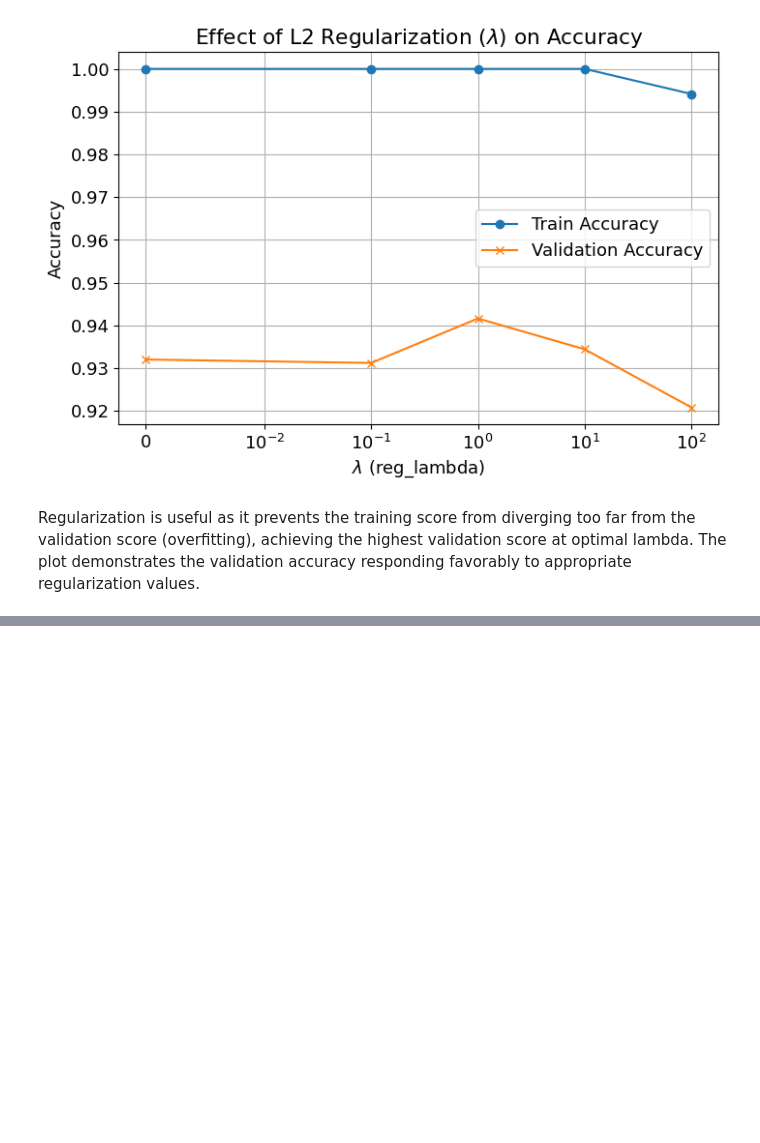
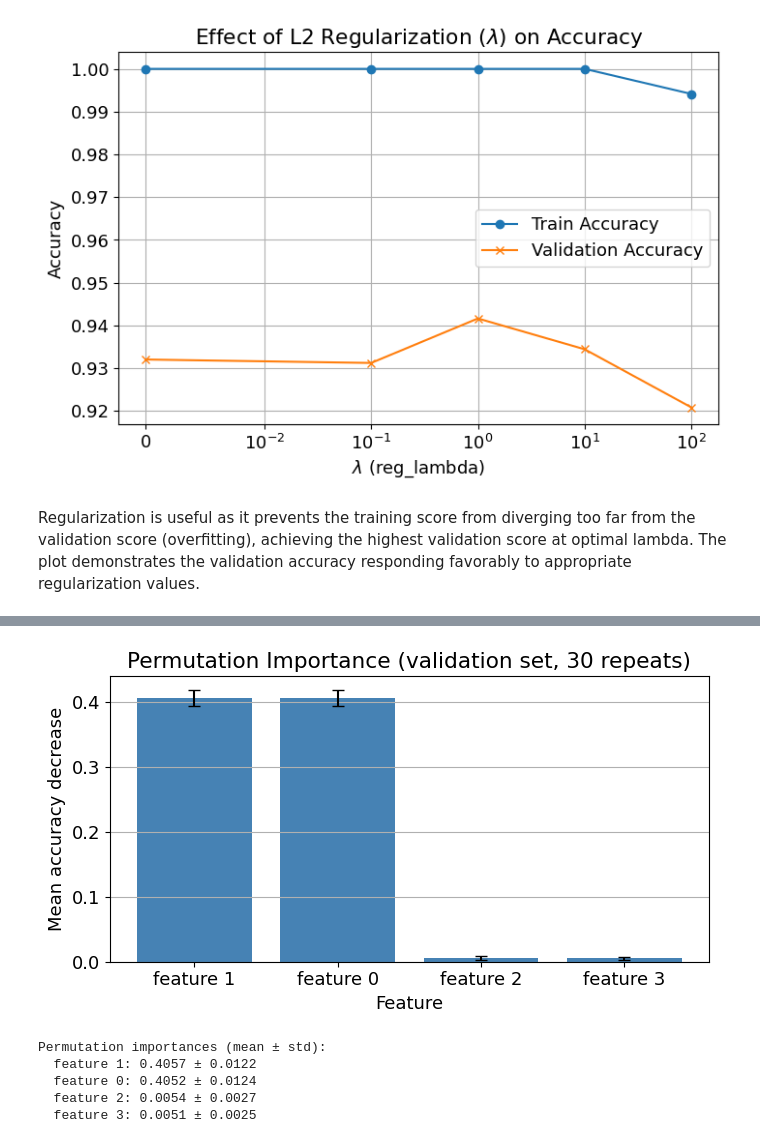
Before and after one commit to NicolaLavarda/LCP_modB, a Jupyter notebook: Combining models/group2601_exercize3.ipynb, the cells around one changed output, grey strips where cells are left out. Saved outputs shown, nothing was run; the diff lists cells and outputs as text; code cells hidden in the pictures; blank space fills up the shorter version.

```diff
--- a/Combining models/group2601_exercize3.ipynb
+++ b/Combining models/group2601_exercize3.ipynb
@@ -99,0 +218,34 @@ Regularization is useful as it prevents the training score from diverging too fa
+# %%
+from sklearn.inspection import permutation_importance
+
+# Permutation importance on the validation set
+perm = permutation_importance(
+    best_model_full, x_test, y_test,
+    n_repeats=30, random_state=1, scoring='accuracy'
+)
+
+sorted_idx = perm.importances_mean.argsort()[::-1]
+fig, ax = plt.subplots(figsize=(7, 4))
+ax.bar(
+    [f'feature {i}' for i in sorted_idx],
+    perm.importances_mean[sorted_idx],
+    yerr=perm.importances_std[sorted_idx],
+    capsize=4, color='steelblue'
+)
+ax.set_xlabel('Feature')
+ax.set_ylabel('Mean accuracy decrease')
+ax.set_title('Permutation Importance (validation set, 30 repeats)')
+ax.grid(axis='y')
+plt.tight_layout()
+plt.show()
+
+print('Permutation importances (mean ± std):')
+for i in sorted_idx:
+    print(f'  feature {i}: {perm.importances_mean[i]:.4f} ± {perm.importances_std[i]:.4f}')
+# %% [output]
+[figure, added]
+Permutation importances (mean ± std):
+  feature 1: 0.4057 ± 0.0122
+  feature 0: 0.4052 ± 0.0124
+  feature 2: 0.0054 ± 0.0027
+  feature 3: 0.0051 ± 0.0025
```
Also changed, not shown: parts of 9 cells of this notebook.
